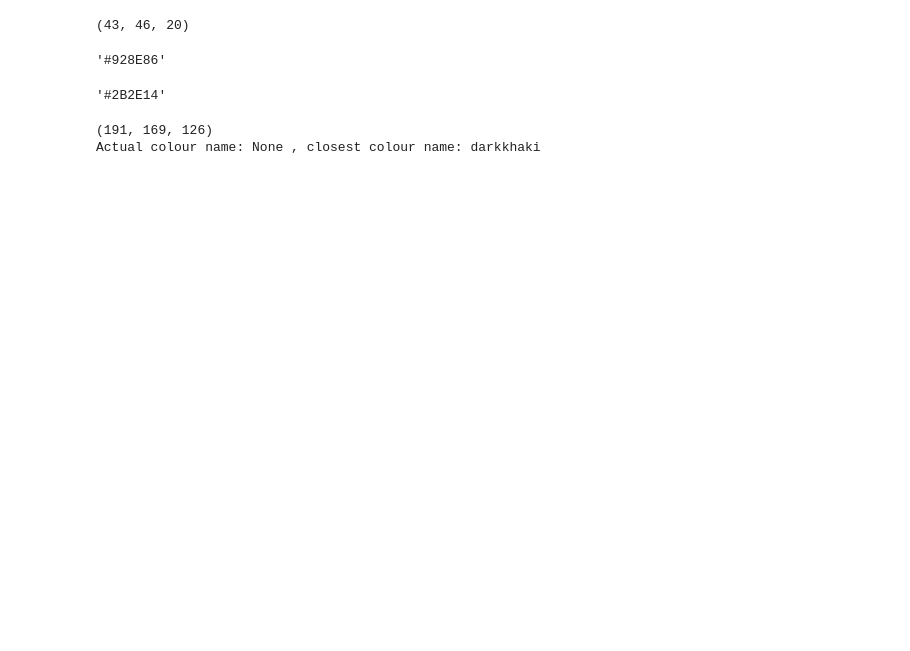
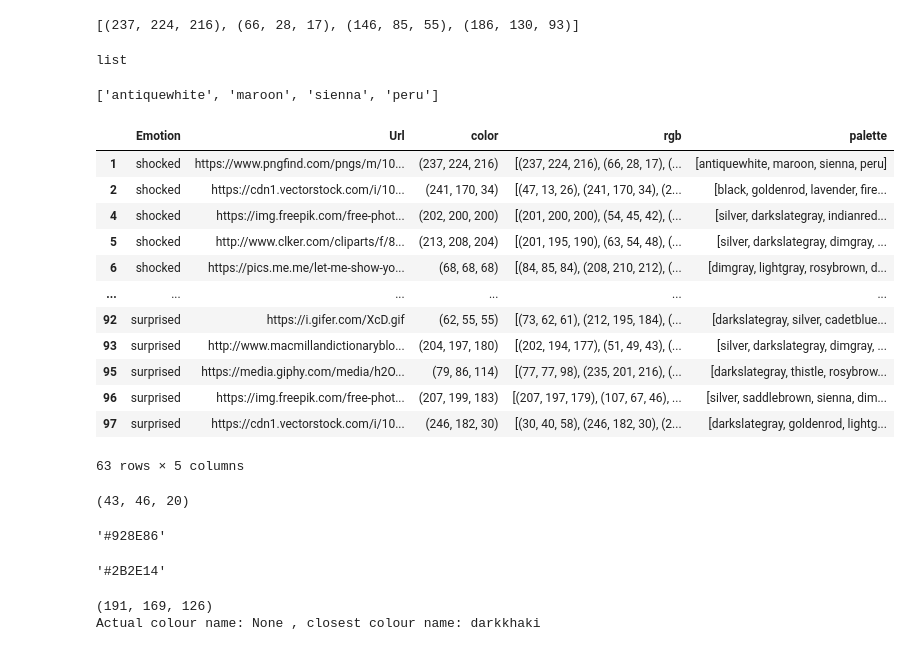
Before and after one commit to Rawanalmobarak/-Emotions-Evoked-from-Colors-of-Paintings-Art-Emotions, a Jupyter notebook: dominant_color.ipynb, the cells around one changed output. Cells and saved outputs as stored; diff of their text form; code cells hidden in the pictures; blank space fills up the shorter version.

```diff
--- a/dominant_color.ipynb
+++ b/dominant_color.ipynb
@@ -52,0 +71,13 @@ df.head()
+# %%
+ex = df_emotion1['rgb'][1]
+ex
+# %% [output]
+[(237, 224, 216), (66, 28, 17), (146, 85, 55), (186, 130, 93)]
+# %%
+type(ex)
+# %% [output]
+list
+# %%
+get_palette_name(ex)
+# %% [output]
+['antiquewhite', 'maroon', 'sienna', 'peru']
@@ -53,3 +88,19 @@ df.head()
+# %%
+df_emotion1
+# %% [output]
+|  | Emotion | Url | color | rgb | palette |
+| 1 | shocked | https://www.pngfind.com/pngs/m/10... | (237, 224, 216) | [(237, 224, 216), (66, 28, 17), (... | [antiquewhite, maroon, sienna, peru] |
+| 2 | shocked | https://cdn1.vectorstock.com/i/10... | (241, 170, 34) | [(47, 13, 26), (241, 170, 34), (2... | [black, goldenrod, lavender, fire... |
+| 4 | shocked | https://img.freepik.com/free-phot... | (202, 200, 200) | [(201, 200, 200), (54, 45, 42), (... | [silver, darkslategray, indianred... |
+| 5 | shocked | http://www.clker.com/cliparts/f/8... | (213, 208, 204) | [(201, 195, 190), (63, 54, 48), (... | [silver, darkslategray, dimgray, ... |
+| 6 | shocked | https://pics.me.me/let-me-show-yo... | (68, 68, 68) | [(84, 85, 84), (208, 210, 212), (... | [dimgray, lightgray, rosybrown, d... |
+| ... | ... | ... | ... | ... | ... |
+| 92 | surprised | https://i.gifer.com/XcD.gif | (62, 55, 55) | [(73, 62, 61), (212, 195, 184), (... | [darkslategray, silver, cadetblue... |
+| 93 | surprised | http://www.macmillandictionaryblo... | (204, 197, 180) | [(202, 194, 177), (51, 49, 43), (... | [silver, darkslategray, dimgray, ... |
+| 95 | surprised | https://media.giphy.com/media/h2O... | (79, 86, 114) | [(77, 77, 98), (235, 201, 216), (... | [darkslategray, thistle, rosybrow... |
+| 96 | surprised | https://img.freepik.com/free-phot... | (207, 199, 183) | [(207, 197, 179), (107, 67, 46), ... | [silver, saddlebrown, sienna, dim... |
+| 97 | surprised | https://cdn1.vectorstock.com/i/10... | (246, 182, 30) | [(30, 40, 58), (246, 182, 30), (2... | [darkslategray, goldenrod, lightg... |
+63 rows × 5 columns
 # %%
 
 # method to get dominant color from image URL
```
Also changed, not shown: parts of 39 cells of this notebook, 10 other files.
